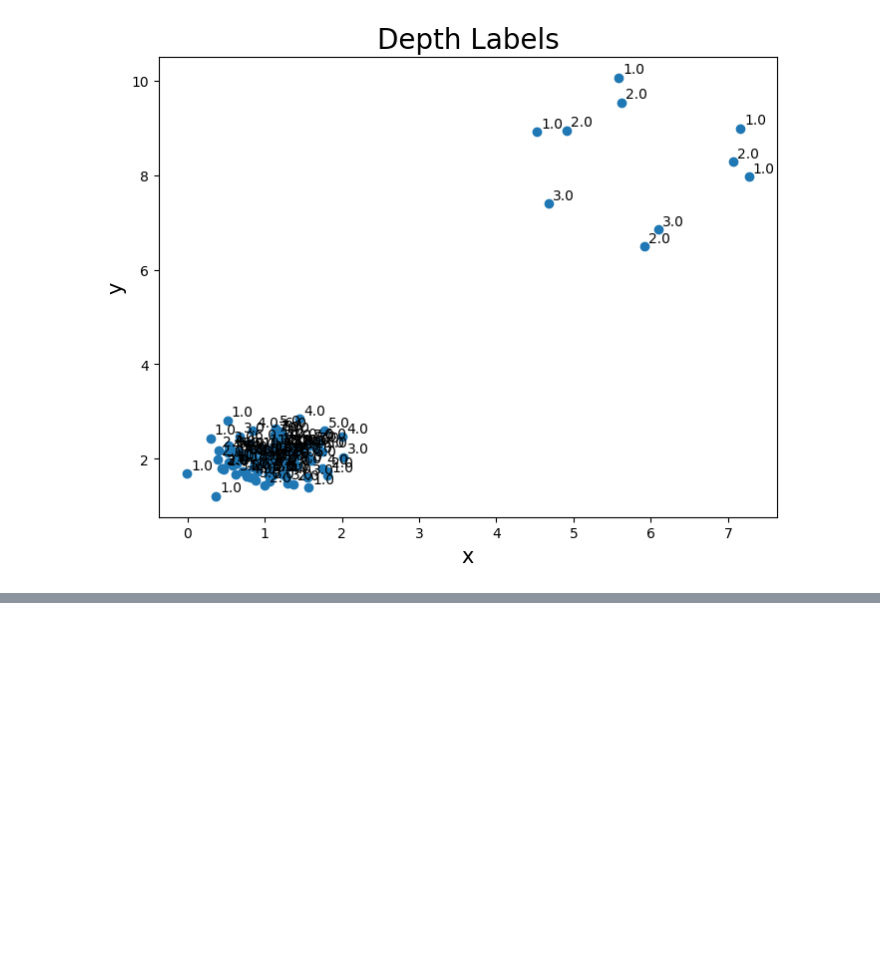
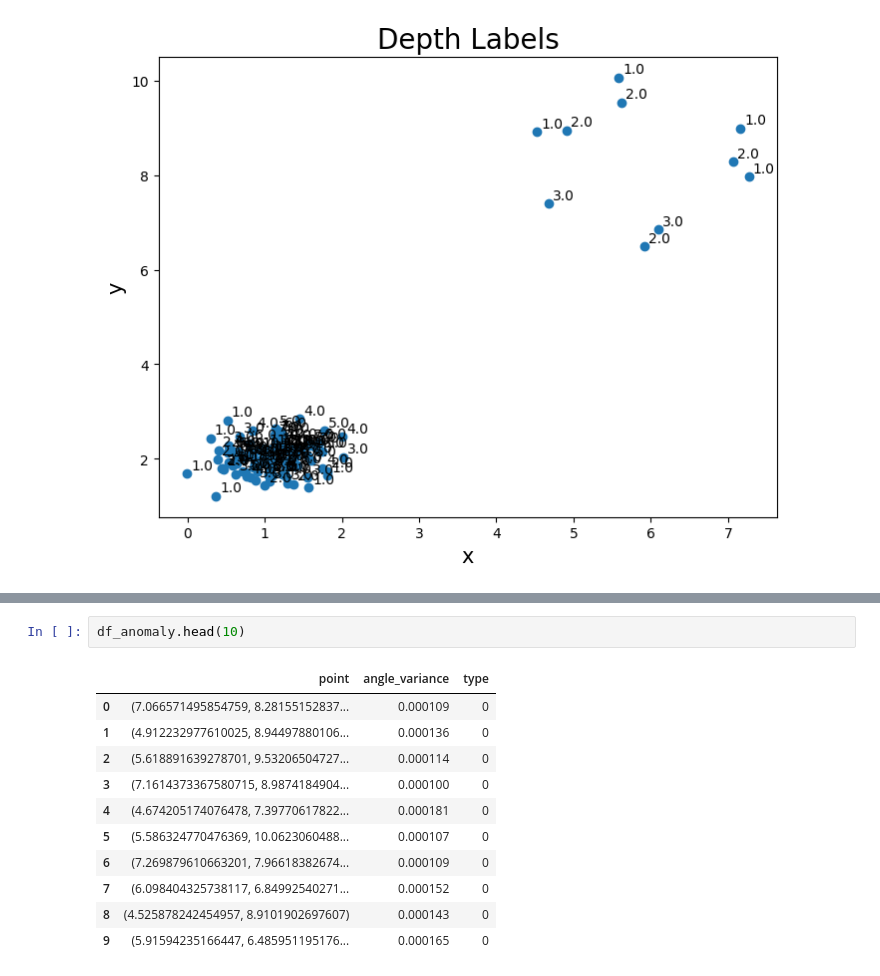
Before and after one commit to highbrow-228/Detecting-and-processing-anomalous-data, a Jupyter notebook: Лабораторна робота №2/homework_2.ipynb, the cells around one changed output, grey strips where cells are left out. Cells and saved outputs as stored; diff of their text form; blank space fills up the shorter version.

```diff
--- a/Лабораторна робота №2/homework_2.ipynb
+++ b/Лабораторна робота №2/homework_2.ipynb
@@ -915,0 +892,14 @@ array([[ 7.0665715 ,  8.28155153],
+# %%
+df_anomaly.head(10)
+# %% [output]
+|  | point | angle_variance | type |
+| 0 | (7.066571495854759, 8.28155152837... | 0.000109 | 0 |
+| 1 | (4.912232977610025, 8.94497880106... | 0.000136 | 0 |
+| 2 | (5.618891639278701, 9.53206504727... | 0.000114 | 0 |
+| 3 | (7.1614373367580715, 8.9874184904... | 0.000100 | 0 |
+| 4 | (4.674205174076478, 7.39770617822... | 0.000181 | 0 |
+| 5 | (5.586324770476369, 10.0623060488... | 0.000107 | 0 |
+| 6 | (7.269879610663201, 7.96618382674... | 0.000109 | 0 |
+| 7 | (6.098404325738117, 6.84992540271... | 0.000152 | 0 |
+| 8 | (4.525878242454957, 8.9101902697607) | 0.000143 | 0 |
+| 9 | (5.91594235166447, 6.485951195176... | 0.000165 | 0 |
```
Also changed, not shown: parts of 2 cells of this notebook, 12 other files.
